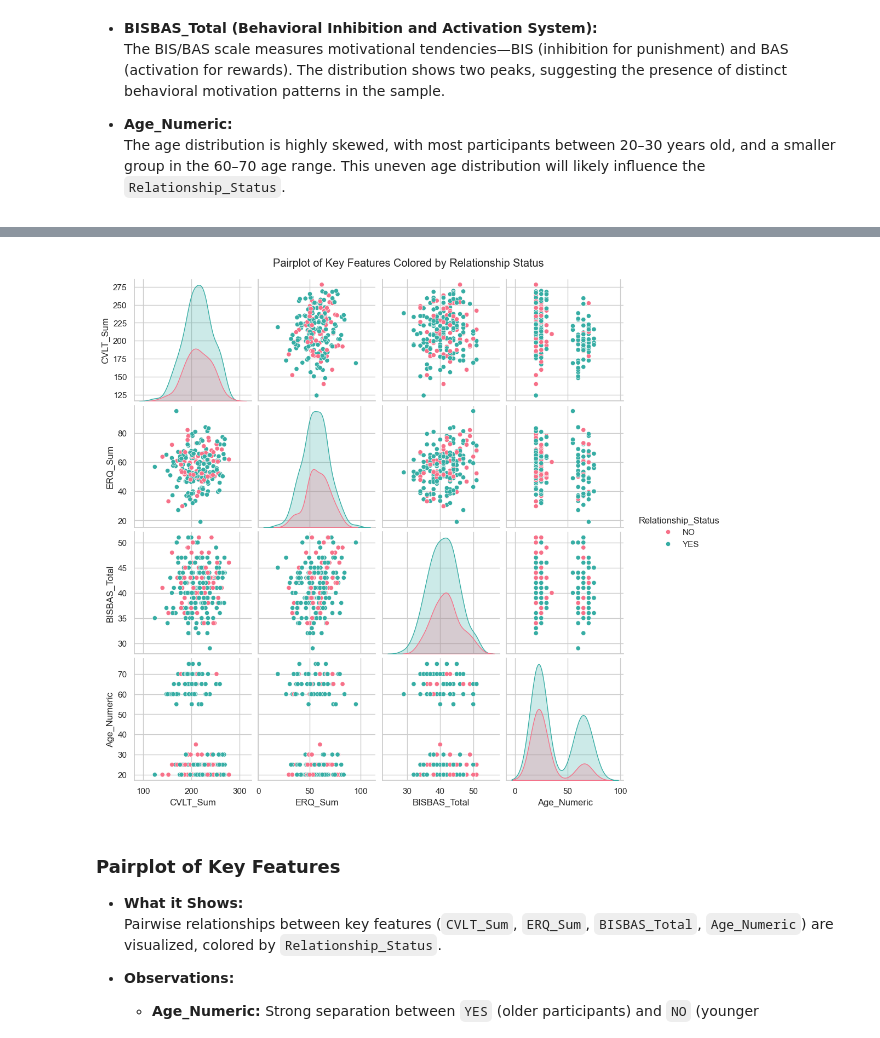
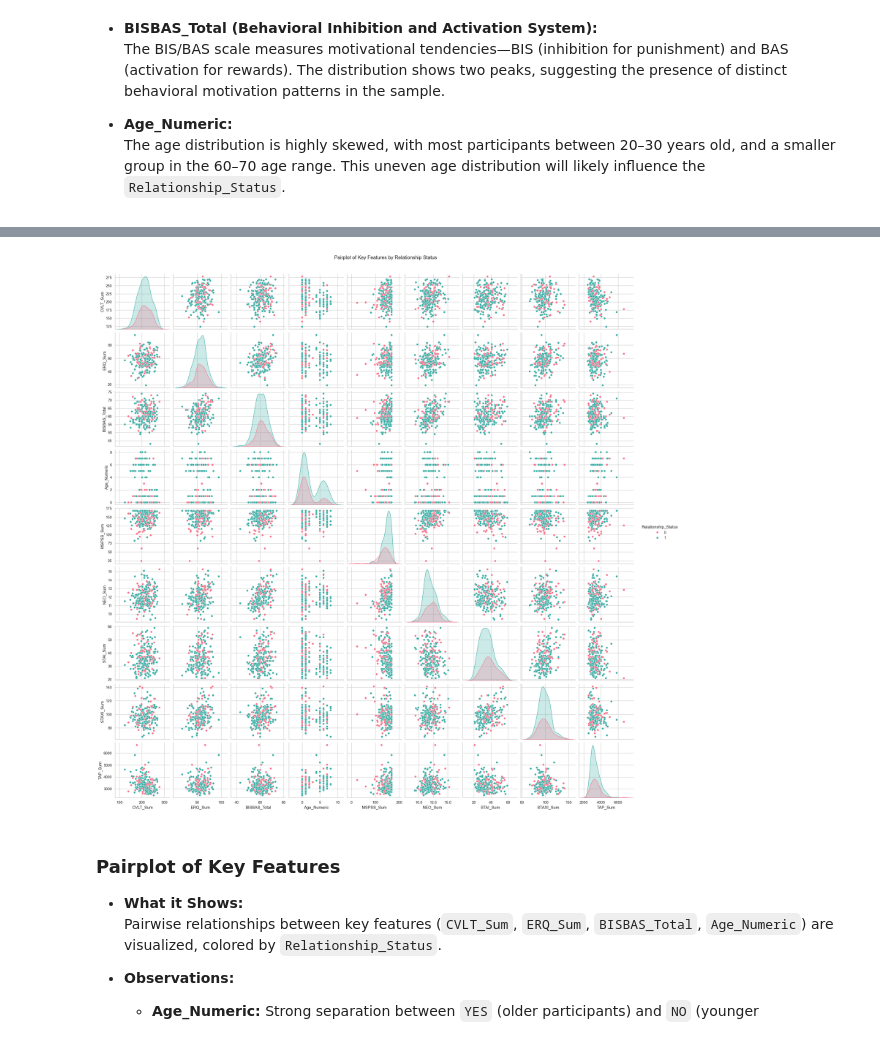
Before and after one commit to nicola1702/LEMON-Love-Predictor, a Jupyter notebook: data_structure_analysis.ipynb, the cells around one changed output, grey strips where cells are left out. Drawn from its saved outputs; the diff is of its cells as text; code cells hidden in the pictures.

```diff
--- a/data_structure_analysis.ipynb
+++ b/data_structure_analysis.ipynb
@@ -151,14 +185,17 @@ Length: 80, dtype: int64
 # %%
 from sklearn.preprocessing import LabelEncoder
 
-# Encode Categorical Variables
-categorical_cols = ["Gender_ 1=female_2=male", "Handedness", "Education", "Smoking"]
+# Automatically Detect Categorical Columns
+categorical_cols = merged_data_clean.select_dtypes(include=['object']).columns.tolist()
+
+# Initialize Label Encoders Dictionary
 label_encoders = {}
 
+# Encode Categorical Variables
 for col in categorical_cols:
     if col in merged_data_clean.columns:
         le = LabelEncoder()
-        merged_data_clean[col] = le.fit_transform(merged_data_clean[col])
+        merged_data_clean[col] = le.fit_transform(merged_data_clean[col].astype(str))
         label_encoders[col] = le
 
 print("Categorical Variables Encoded.")
@@ -306,15 +383,20 @@ for feature in key_features:
 # %%
-# Pairplot for Key Features and Relationship Status
-selected_features = ["CVLT_Sum", "ERQ_Sum", "BISBAS_Total", "Age_Numeric", "Relationship_Status"]
-existing_features = [f for f in selected_features if f in merged_data_clean.columns]
+# Pairplot for Key Features by Relationship Status
+pairplot_features = [
+    "CVLT_Sum", "ERQ_Sum", "BISBAS_Total", "Age_Numeric",
+    "MSPSS_Sum", "NEO_Sum", "STAI_Sum", "STAXI_Sum", "TAP_Sum",
+    "Relationship_Status"
+]
 
-if len(existing_features) > 1:
-    sns.pairplot(merged_data_clean[existing_features], hue="Relationship_Status", palette="husl")
-    plt.suptitle("Pairplot of Key Features Colored by Relationship Status", y=1.02)
-else:
-    print("Not enough features for a pairplot.")
+sns.pairplot(
+    merged_data_clean[pairplot_features],
+    hue="Relationship_Status",
+    palette="husl"
+)
+plt.suptitle("Pairplot of Key Features by Relationship Status", y=1.02)
+plt.show()
 # %% [output]
-[figure, old version]
+[figure, new version]
 # %% [markdown]
 ### Pairplot of Key Features
 
```
Also changed, not shown: parts of 13 cells of this notebook.
